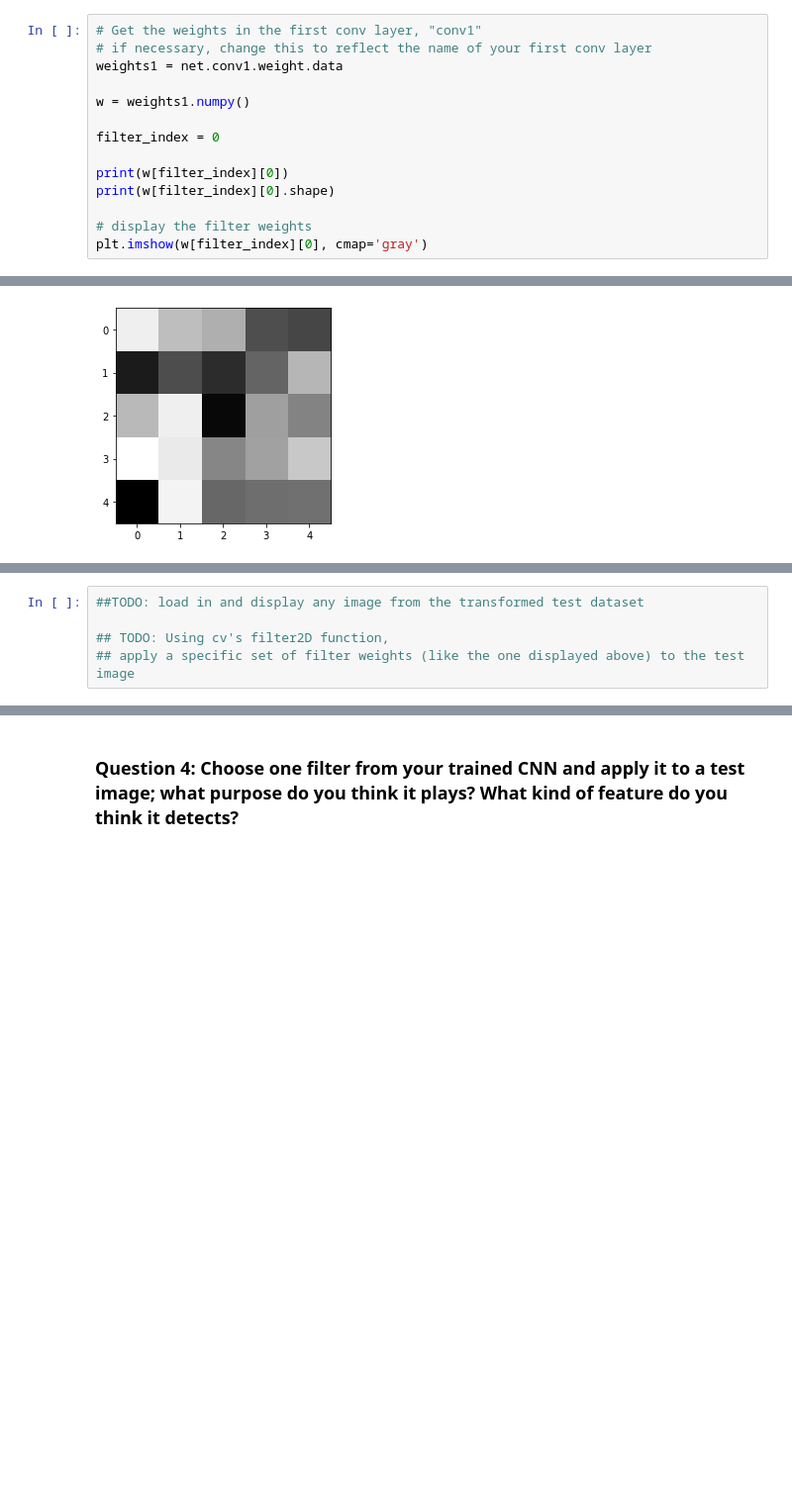
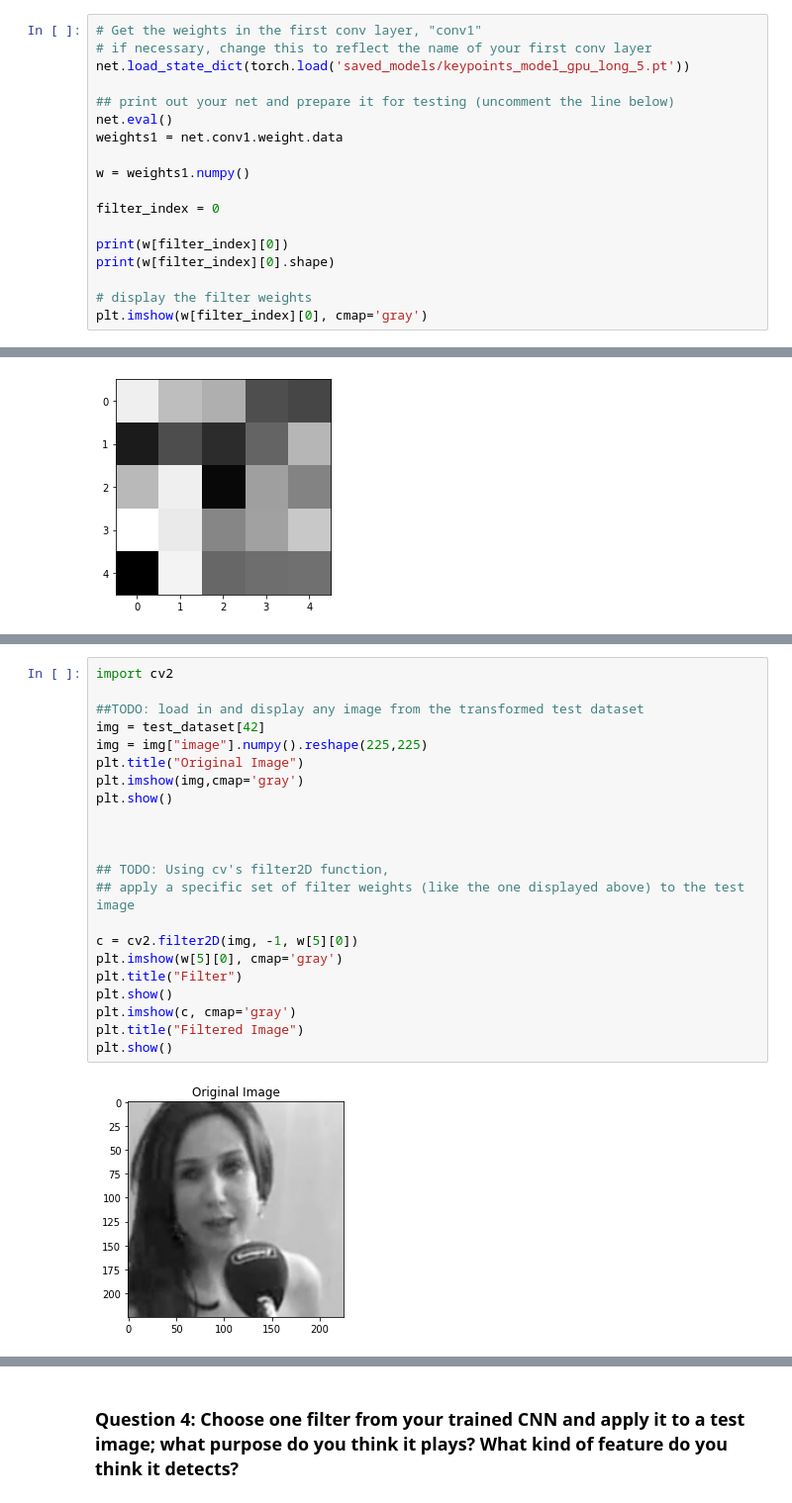
Before and after one commit to MarkusSchmitz/P1_Facial_Keypoints, a Jupyter notebook: 2. Define the Network Architecture.ipynb, the cells around one changed output, grey strips where cells are left out. Shown at 99% size. Cells and saved outputs as stored; diff of their text form; blank space fills up the shorter version.

```diff
--- a/2. Define the Network Architecture.ipynb
+++ b/2. Define the Network Architecture.ipynb
@@ -513,6 +513,10 @@ In the cell below, you can see how to extract a single filter (by index) from yo
 # %%
 # Get the weights in the first conv layer, "conv1"
 # if necessary, change this to reflect the name of your first conv layer
+net.load_state_dict(torch.load('saved_models/keypoints_model_gpu_long_5.pt'))
+
+## print out your net and prepare it for testing (uncomment the line below)
+net.eval()
 weights1 = net.conv1.weight.data
 
 w = weights1.numpy()
@@ -546,7 +550,26 @@ Next, choose a test image and filter it with one of the convolutional kernels in
 ### TODO: Filter an image to see the effect of a convolutional kernel
 ---
 # %%
+import cv2
+
 ##TODO: load in and display any image from the transformed test dataset
+img = test_dataset[42]
+img = img["image"].numpy().reshape(225,225)
+plt.title("Original Image")
+plt.imshow(img,cmap='gray')
+plt.show()
+
+
 
 ## TODO: Using cv's filter2D function,
 ## apply a specific set of filter weights (like the one displayed above) to the test image
+
+c = cv2.filter2D(img, -1, w[5][0])
+plt.imshow(w[5][0], cmap='gray')
+plt.title("Filter")
+plt.show()
+plt.imshow(c, cmap='gray')
+plt.title("Filtered Image")
+plt.show()
+# %% [output]
+[figure, added]
```
Also changed, not shown: parts of 3 cells of this notebook.
